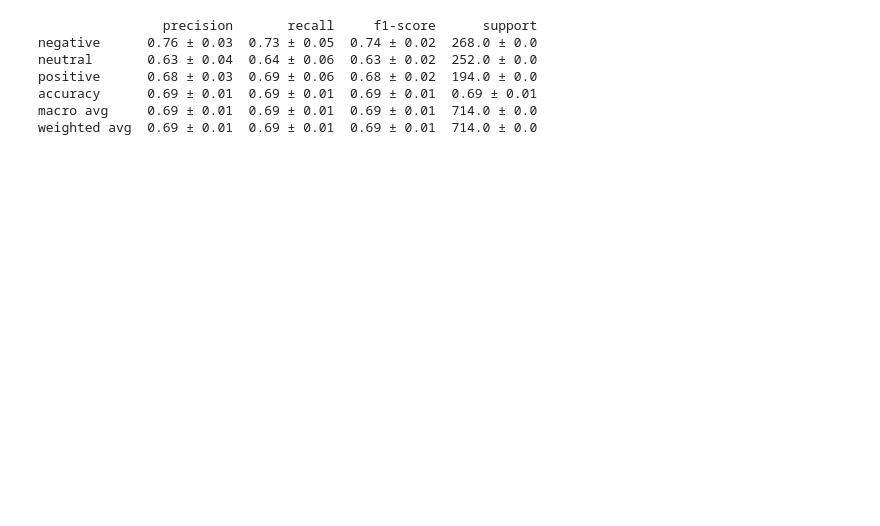
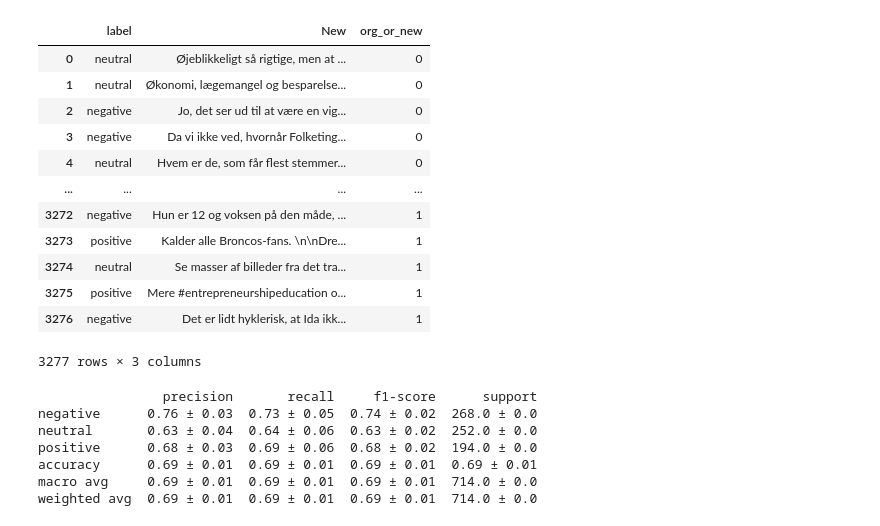
Before and after one commit to jorgenhw/NLP_exam_2023, a Jupyter notebook: nbs/sandbox.ipynb, the cells around one changed output. Saved outputs shown, nothing was run; the diff lists cells and outputs as text; code cells hidden in the pictures; blank space fills up the shorter version.

```diff
--- a/nbs/sandbox.ipynb
+++ b/nbs/sandbox.ipynb
@@ -5,3 +21,23 @@
+# %%
+import pandas as pd
+
+df = pd.read_csv("../data/paraphrasings_on_train_2148rows_seed42_2.csv")
+
+df
+# %% [output]
+|  | label | New | org_or_new |
+| 0 | neutral | Øjeblikkeligt så rigtige, men at ... | 0 |
+| 1 | neutral | Økonomi, lægemangel og besparelse... | 0 |
+| 2 | negative | Jo, det ser ud til at være en vig... | 0 |
+| 3 | negative | Da vi ikke ved, hvornår Folketing... | 0 |
+| 4 | neutral | Hvem er de, som får flest stemmer... | 0 |
+| ... | ... | ... | ... |
+| 3272 | negative | Hun er 12 og voksen på den måde, ... | 1 |
+| 3273 | positive | Kalder alle Broncos-fans. \n\nDre... | 1 |
+| 3274 | neutral | Se masser af billeder fra det tra... | 1 |
+| 3275 | positive | Mere #entrepreneurshipeducation o... | 1 |
+| 3276 | negative | Det er lidt hyklerisk, at Ida ikk... | 1 |
+3277 rows × 3 columns
 # %%
 import pandas as pd
 import numpy as np
```
Also changed, not shown: parts of 5 cells of this notebook, 12 other files.
